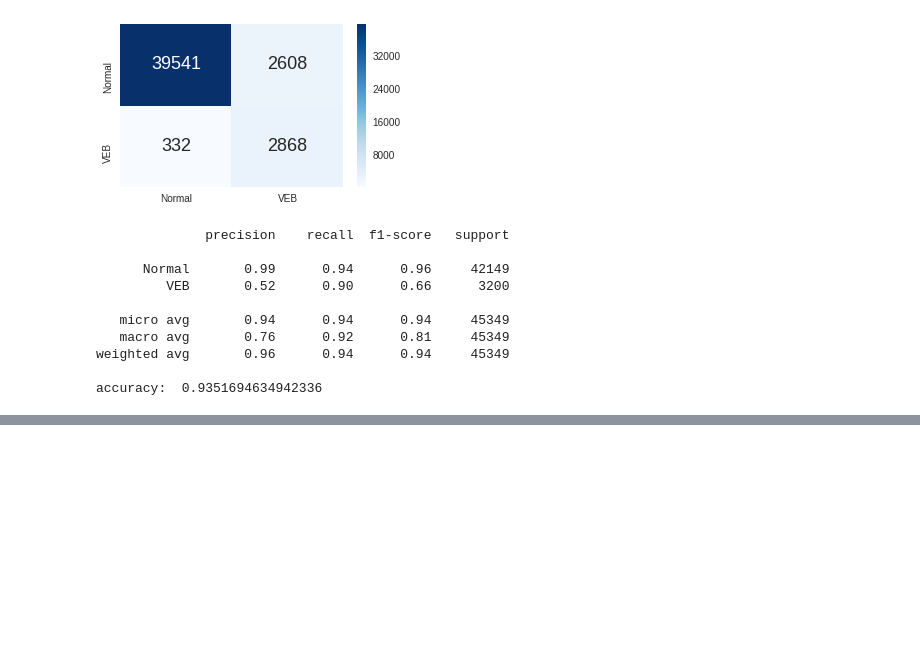
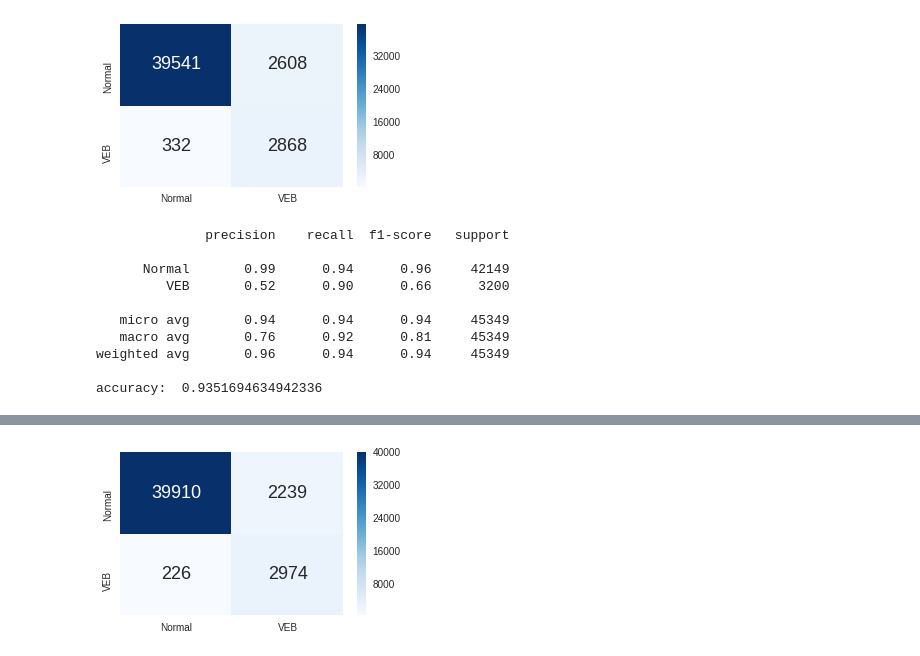
Before and after one commit to nomotoT/Python_Lesson, a Jupyter notebook: メディカルAI第8章心電図.ipynb, the cells around one changed output, grey strips where cells are left out. Saved outputs shown, nothing was run; the diff lists cells and outputs as text; code cells hidden in the pictures; blank space fills up the shorter version.

```diff
--- a/メディカルAI第8章心電図.ipynb
+++ b/メディカルAI第8章心電図.ipynb
@@ -657,0 +802,4 @@ accuracy:  0.9351694634942336
+# %%
+print_confusion_matrix(y_true_test, y_pred_test)
+# %% [output]
+[figure, added]
```
Also changed, not shown: parts of 31 cells of this notebook.
